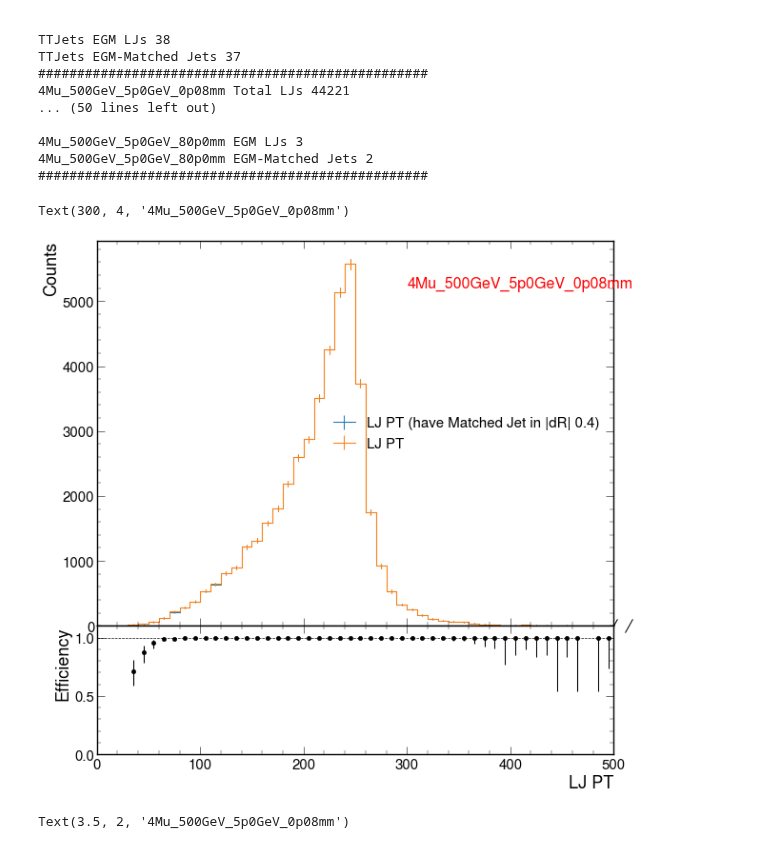
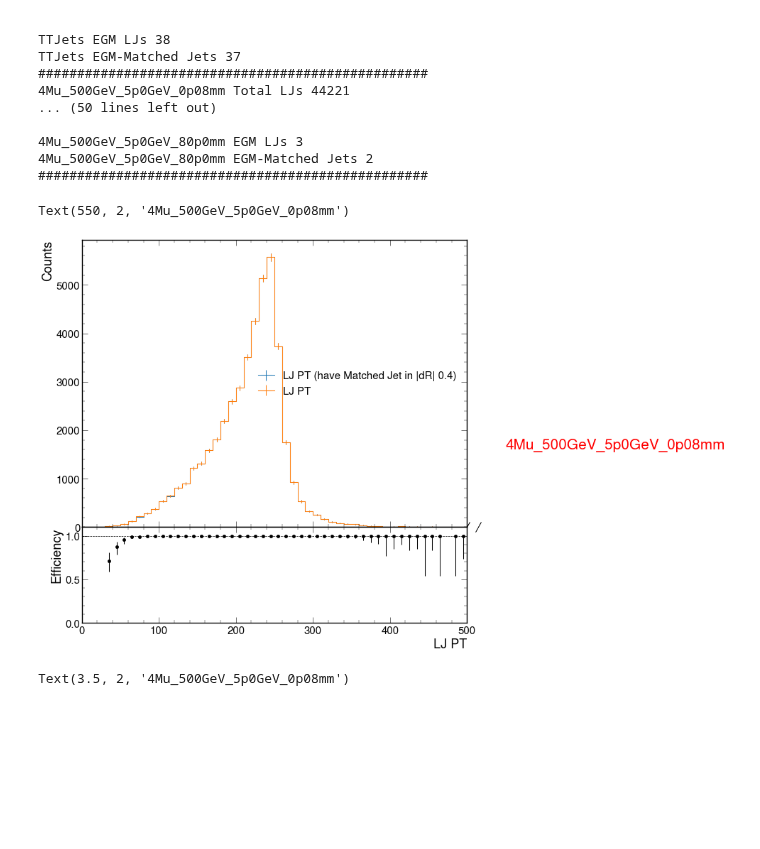
Before and after one commit to yeopjjang/SIDM, a Jupyter notebook: sidm/DY_studies/Processor_base/LJ_VS_MJ_ratio.ipynb, the cells around one changed output. Saved outputs shown, nothing was run; the diff lists cells and outputs as text; code cells hidden in the pictures; blank space fills up the shorter version.

```diff
--- a/sidm/DY_studies/Processor_base/LJ_VS_MJ_ratio.ipynb
+++ b/sidm/DY_studies/Processor_base/LJ_VS_MJ_ratio.ipynb
@@ -141,17 +141,17 @@ TTJets EGM-Matched Jets 37
 # %%
 plt.figure(figsize=(14, 14))
 out_4mu["4Mu_500GeV_5p0GeV_0p08mm"]["hists"]["lj_pt_with_matched_jet"][channels[0], :].plot_ratio(
        out_4mu["4Mu_500GeV_5p0GeV_0p08mm"]["hists"]["lj_pt"][channels[0],:],
        rp_num_label="LJ PT (have Matched Jet in |dR| 0.4)",
        rp_denom_label="LJ PT",
        rp_uncert_draw_type="line",
        rp_uncertainty_type="efficiency",
        )
 plt.xlabel("LJ PT")
-plt.text(300, 4, "4Mu_500GeV_5p0GeV_0p08mm", fontsize=23, color='r')
+plt.text(550, 2, "4Mu_500GeV_5p0GeV_0p08mm", fontsize=30, color='r')
 # %% [output]
-Text(300, 4, '4Mu_500GeV_5p0GeV_0p08mm')
+Text(550, 2, '4Mu_500GeV_5p0GeV_0p08mm')
-[figure, old version]
+[figure, new version]
 # %%
 plt.figure(figsize=(14, 14))
 out_4mu["4Mu_500GeV_5p0GeV_0p08mm"]["hists"]["lj_eta_with_matched_jet"][channels[0], :].plot_ratio(
```
